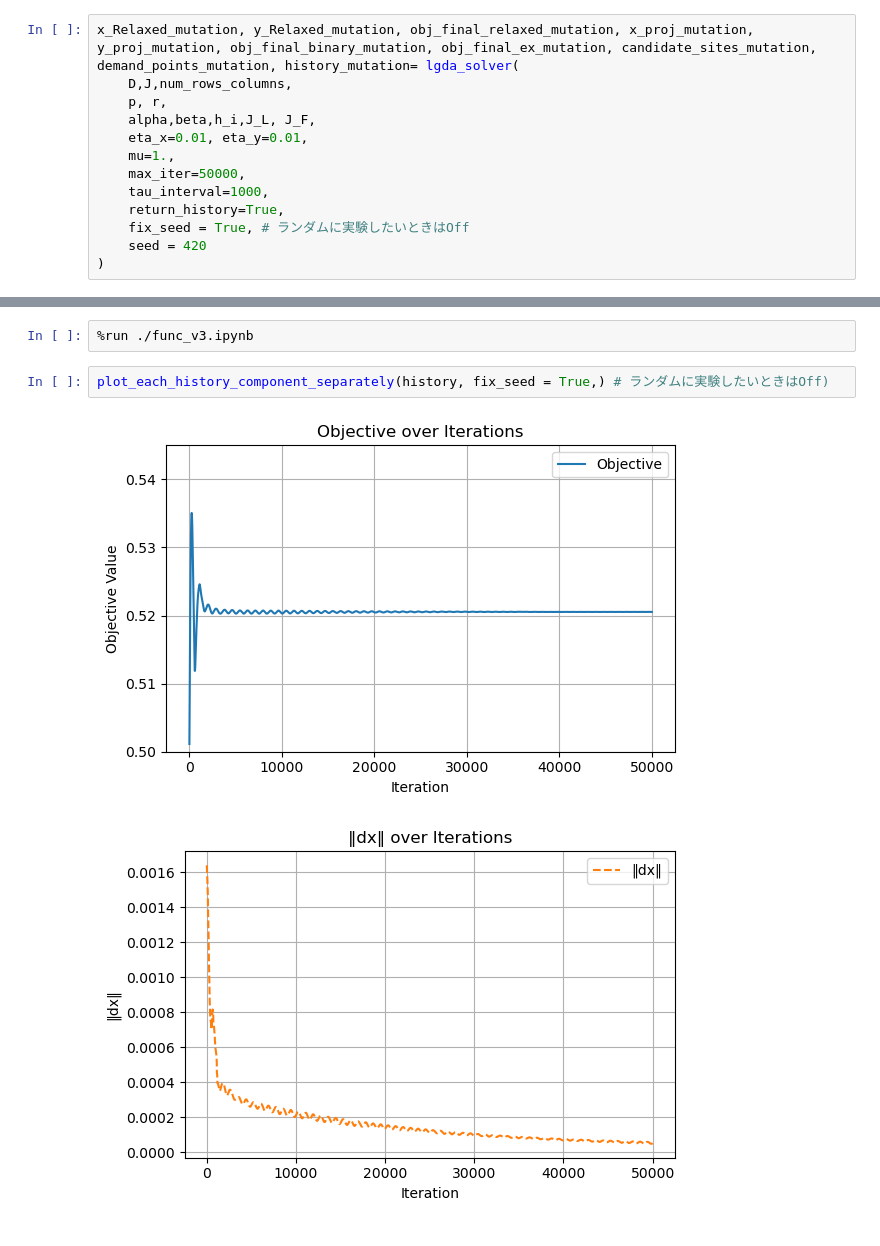
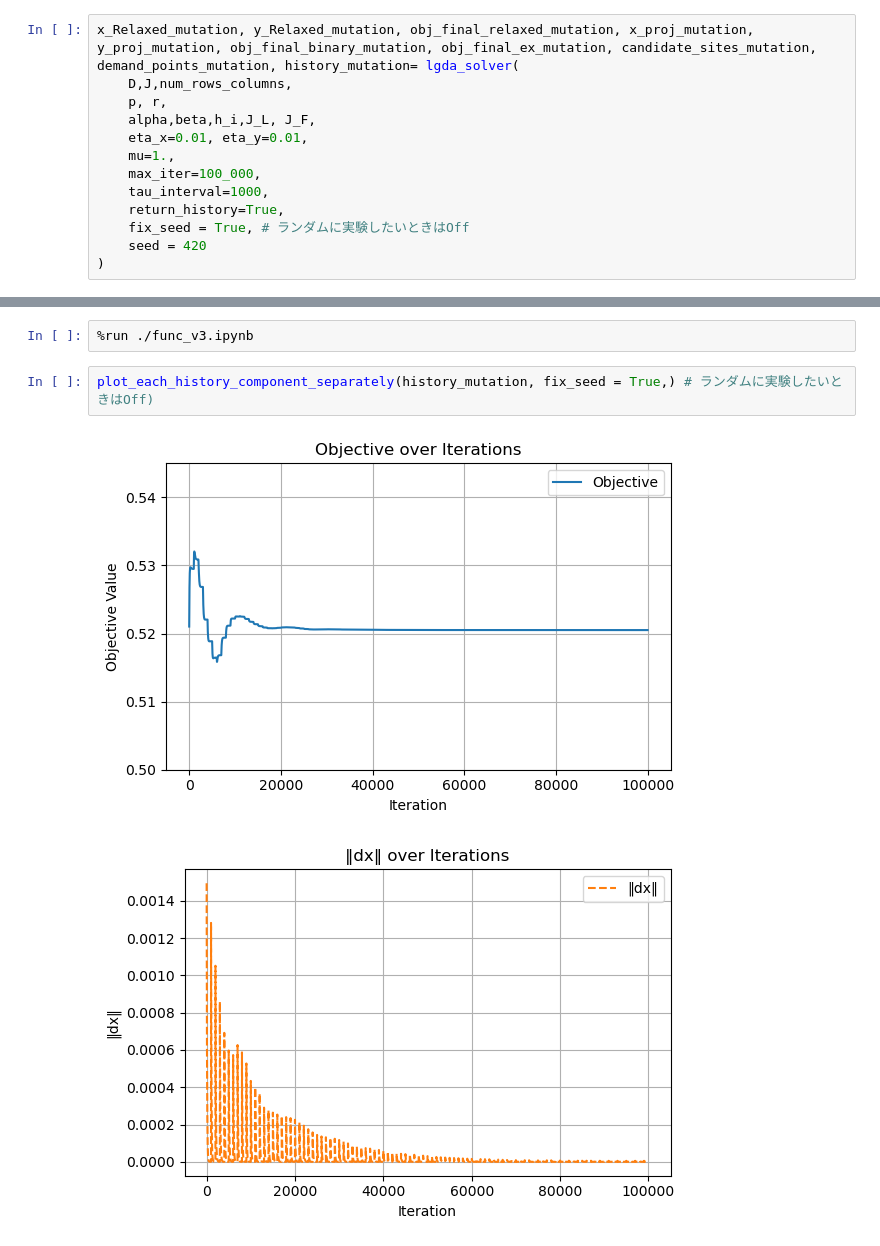
Before and after one commit to datty00725/allocate-probrem, a Jupyter notebook: mutaion_gda/execute.ipynb, the cells around one changed output, grey strips where cells are left out. Drawn from its saved outputs; the diff is of its cells as text.

```diff
--- a/mutaion_gda/execute.ipynb
+++ b/mutaion_gda/execute.ipynb
@@ -45,7 +45,7 @@ x_Relaxed_mutation, y_Relaxed_mutation, obj_final_relaxed_mutation, x_proj_mutat
     alpha,beta,h_i,J_L, J_F,
     eta_x=0.01, eta_y=0.01,
     mu=1.,
-    max_iter=50000,
+    max_iter=100_000,
     tau_interval=1000,
     return_history=True,
     fix_seed = True, # ランダムに実験したいときはOff
@@ -91,7 +91,7 @@ plot_facility_selection(candidate_sites, demand_points, x_proj, y_proj)
 # %%
 %run ./func_v3.ipynb
 # %%
-plot_each_history_component_separately(history, fix_seed = True,) # ランダムに実験したいときはOff)
+plot_each_history_component_separately(history_mutation, fix_seed = True,) # ランダムに実験したいときはOff)
 # %% [output]
-[figure, old version]
+[figure, new version]
-[figure, old version]
+[figure, new version]
```
Also changed, not shown: parts of 6 cells of this notebook.
